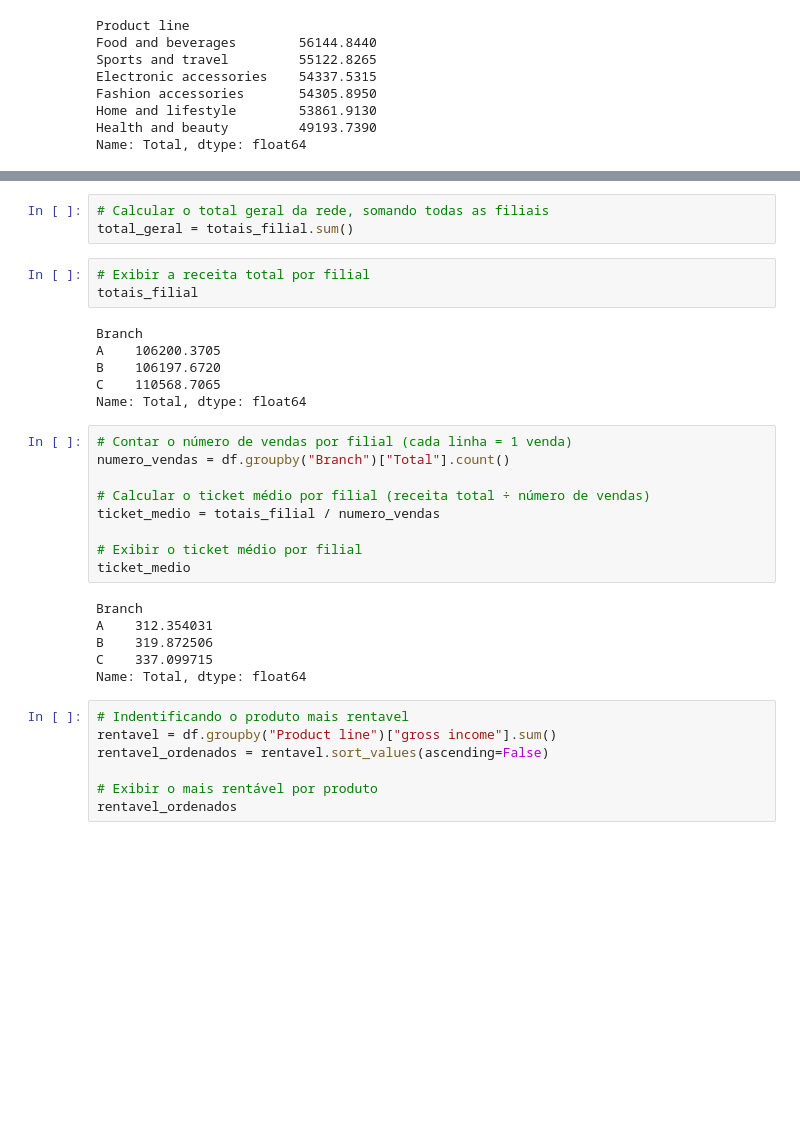
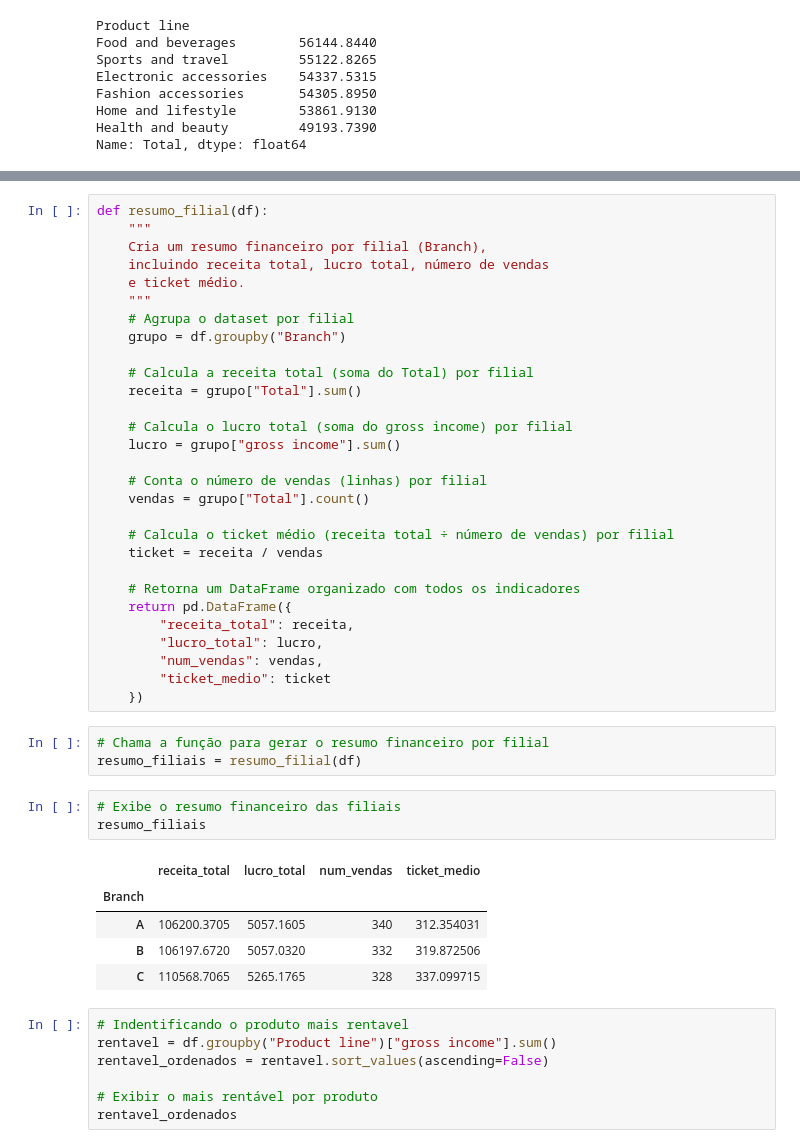
Before and after one commit to wellingtonvinicius/analise-vendas-supermercado, a Jupyter notebook: Projeto/analise_mercado.ipynb, the cells around one changed output, grey strips where cells are left out. Saved outputs shown, nothing was run; the diff lists cells and outputs as text; blank space fills up the shorter version.

Commit message:
atualiza análise de desempenho financeiro e padrões temporais

```diff
--- a/Projeto/analise_mercado.ipynb
+++ b/Projeto/analise_mercado.ipynb
@@ -93,30 +93,44 @@ totais_filial = df.groupby("Branch")["Total"].sum()
-# %%
-# Calcular o total geral da rede, somando todas as filiais
-total_geral = totais_filial.sum()
-# %%
-# Exibir a receita total por filial
-totais_filial
-# %% [output]
-Branch
-A    106200.3705
-B    106197.6720
-C    110568.7065
-Name: Total, dtype: float64
-# %%
-# Contar o número de vendas por filial (cada linha = 1 venda)
-numero_vendas = df.groupby("Branch")["Total"].count()
-
-# Calcular o ticket médio por filial (receita total ÷ número de vendas)
-ticket_medio = totais_filial / numero_vendas
-
-# Exibir o ticket médio por filial
-ticket_medio
-# %% [output]
-Branch
-A    312.354031
-B    319.872506
-C    337.099715
-Name: Total, dtype: float64
+# %%
+def resumo_filial(df):
+    """
+    Cria um resumo financeiro por filial (Branch),
+    incluindo receita total, lucro total, número de vendas
+    e ticket médio.
+    """
+    # Agrupa o dataset por filial
+    grupo = df.groupby("Branch")
+
+    # Calcula a receita total (soma do Total) por filial
+    receita = grupo["Total"].sum()
+
+    # Calcula o lucro total (soma do gross income) por filial
+    lucro = grupo["gross income"].sum()
+
+    # Conta o número de vendas (linhas) por filial
+    vendas = grupo["Total"].count()
+
+    # Calcula o ticket médio (receita total ÷ número de vendas) por filial
+    ticket = receita / vendas
+
+    # Retorna um DataFrame organizado com todos os indicadores
+    return pd.DataFrame({
+        "receita_total": receita,
+        "lucro_total": lucro,
+        "num_vendas": vendas,
+        "ticket_medio": ticket
+    })
+# %%
+# Chama a função para gerar o resumo financeiro por filial
+resumo_filiais = resumo_filial(df)
+# %%
+# Exibe o resumo financeiro das filiais
+resumo_filiais
+# %% [output]
+|  | receita_total | lucro_total | num_vendas | ticket_medio |
+| Branch |  |  |  |  |
+| A | 106200.3705 | 5057.1605 | 340 | 312.354031 |
+| B | 106197.6720 | 5057.0320 | 332 | 319.872506 |
+| C | 110568.7065 | 5265.1765 | 328 | 337.099715 |
 # %%
 # Indentificando o produto mais rentavel
 rentavel = df.groupby("Product line")["gross income"].sum()
```
Also changed, not shown: parts of 17 cells of this notebook.
